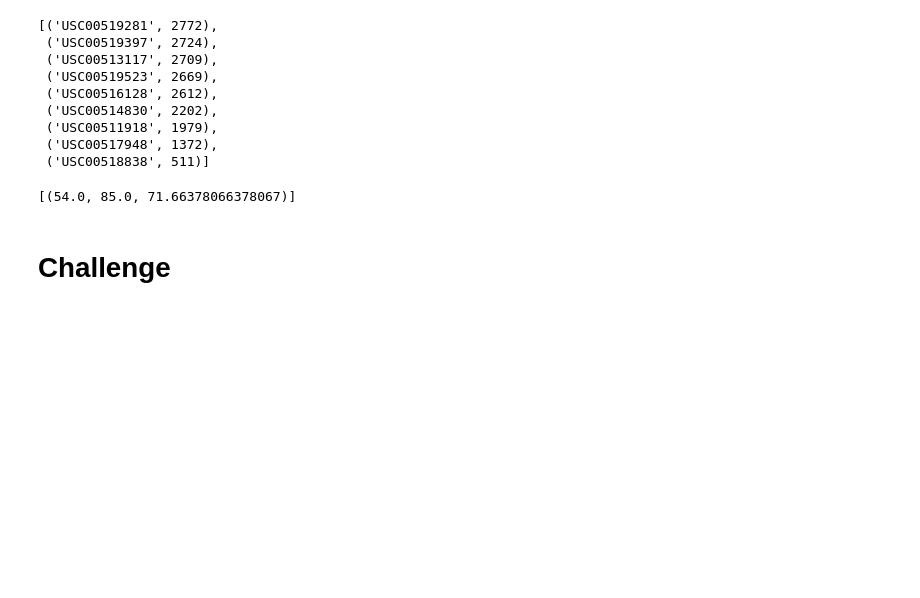
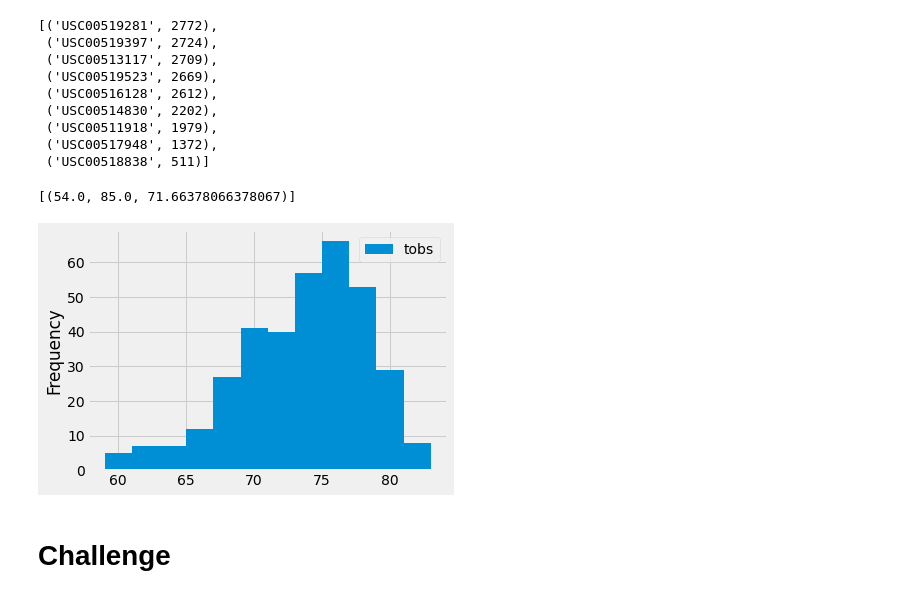
Before and after one commit to teao11/surfs_up, a Jupyter notebook: climate_analysis.ipynb, the cells around one changed output. Saved outputs shown, nothing was run; the diff lists cells and outputs as text; code cells hidden in the pictures; blank space fills up the shorter version.

```diff
--- a/climate_analysis.ipynb
+++ b/climate_analysis.ipynb
@@ -105,11 +105,16 @@ filter(Measurement.station == 'USC00519281').all()
 # %%
 # Choose the station with the highest number of temperature observations.
 # Query the last 12 months of temperature observation data for this station and plot the results as a histogram
 results = session.query(Measurement.tobs).\
 filter(Measurement.station == 'USC00519281').\
 filter(Measurement.date >= prev_year).all()
 
 df = pd.DataFrame(results, columns=['tobs'])
+
+df.plot.hist(bins=12)
+plt.tight_layout()
+# %% [output]
+[figure, added]
 # %%
 # Write a function called `calc_temps` that will accept start date and end date in the format '%Y-%m-%d'
 # and return the minimum, average, and maximum temperatures for that range of dates
```
Also changed, not shown: 1 other file.
